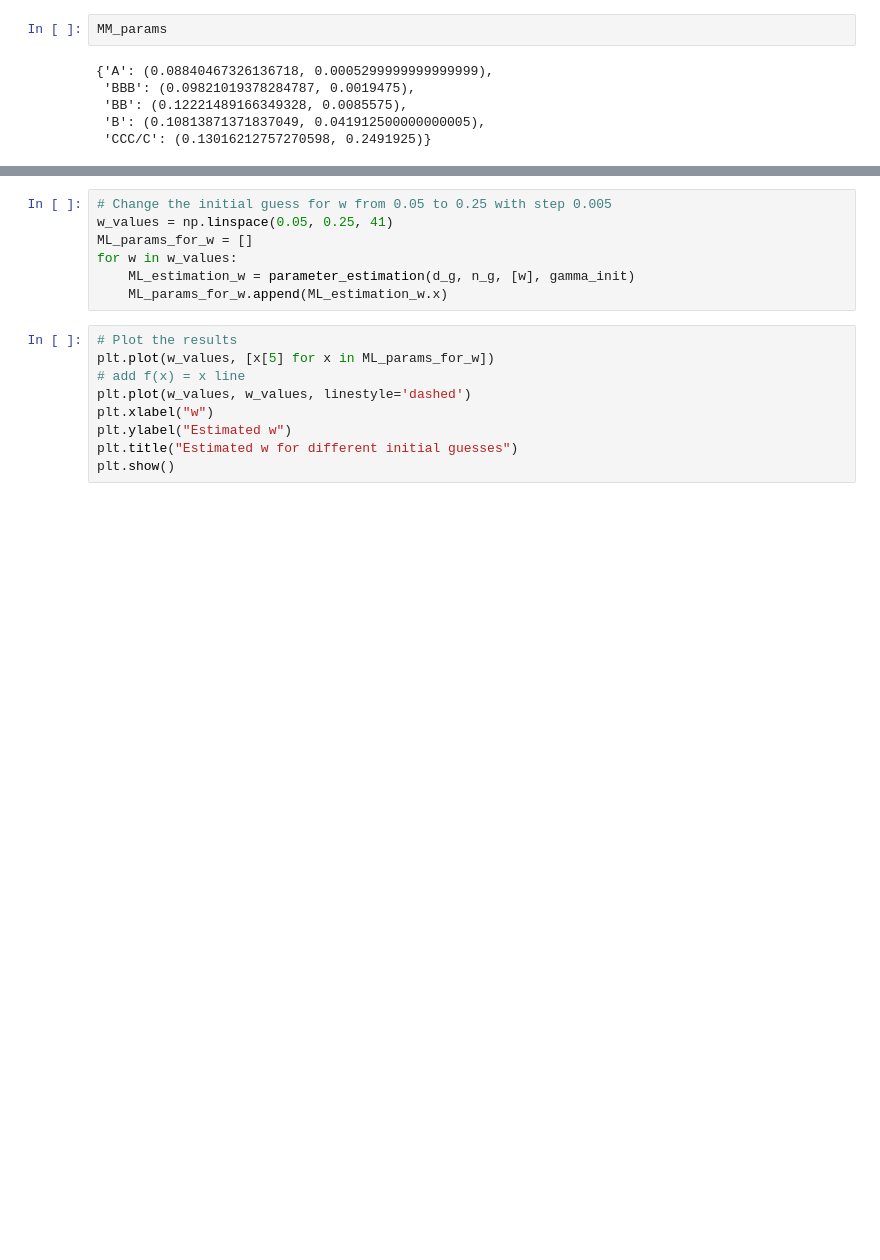
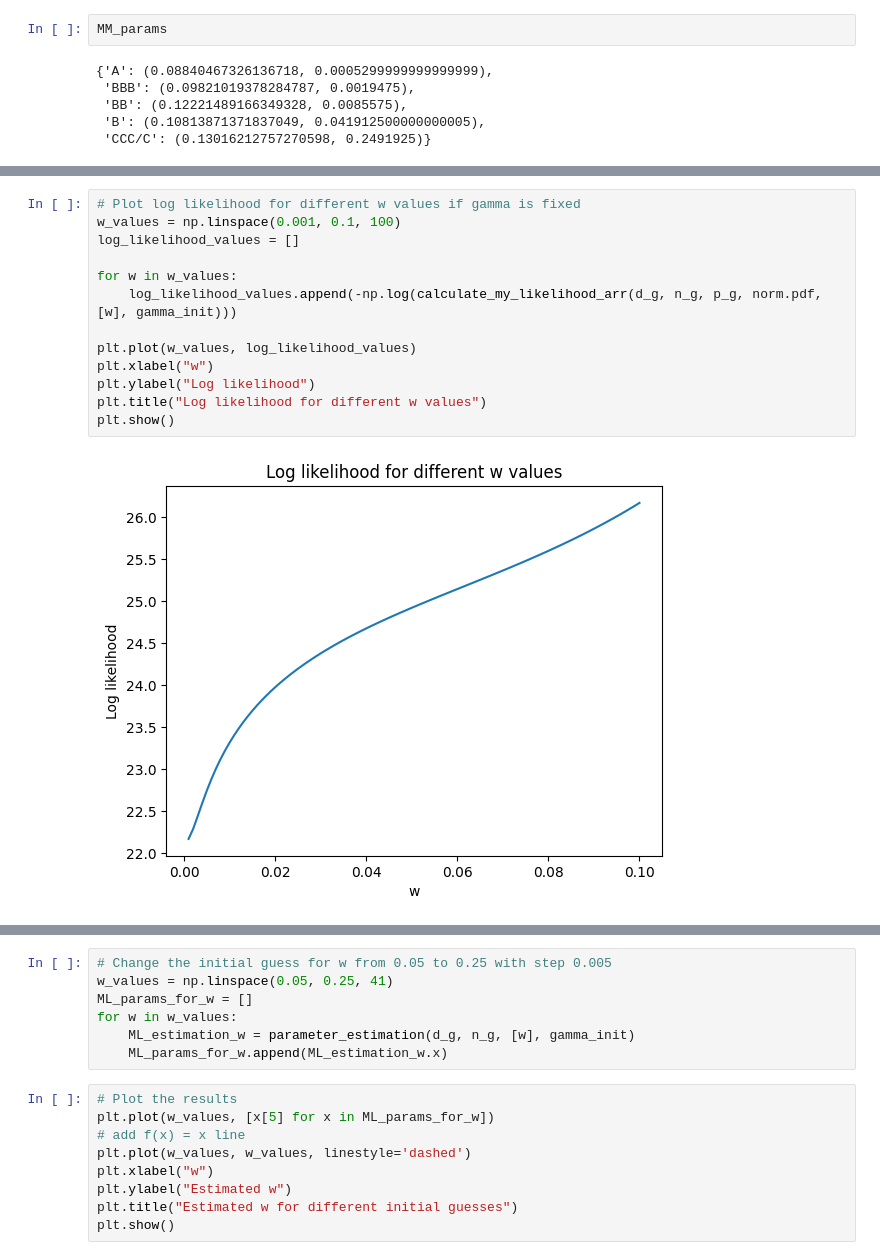
Before and after one commit to PeterKiss18/VasicekPDModel, a Jupyter notebook: Grades_MLE.ipynb, the cells around one changed output, grey strips where cells are left out. Cells and saved outputs as stored; diff of their text form; blank space fills up the shorter version.

```diff
--- a/Grades_MLE.ipynb
+++ b/Grades_MLE.ipynb
@@ -152,0 +248,15 @@ array([-3.27235190e+00, -2.88614321e+00, -2.38420155e+00, -1.72885781e+00,
+# %%
+# Plot log likelihood for different w values if gamma is fixed
+w_values = np.linspace(0.001, 0.1, 100)
+log_likelihood_values = []
+
+for w in w_values:
+    log_likelihood_values.append(-np.log(calculate_my_likelihood_arr(d_g, n_g, p_g, norm.pdf, [w], gamma_init)))
+
+plt.plot(w_values, log_likelihood_values)
+plt.xlabel("w")
+plt.ylabel("Log likelihood")
+plt.title("Log likelihood for different w values")
+plt.show()
+# %% [output]
+[figure, added]
```
Also changed, not shown: parts of 77 cells of this notebook, 6 other files.
